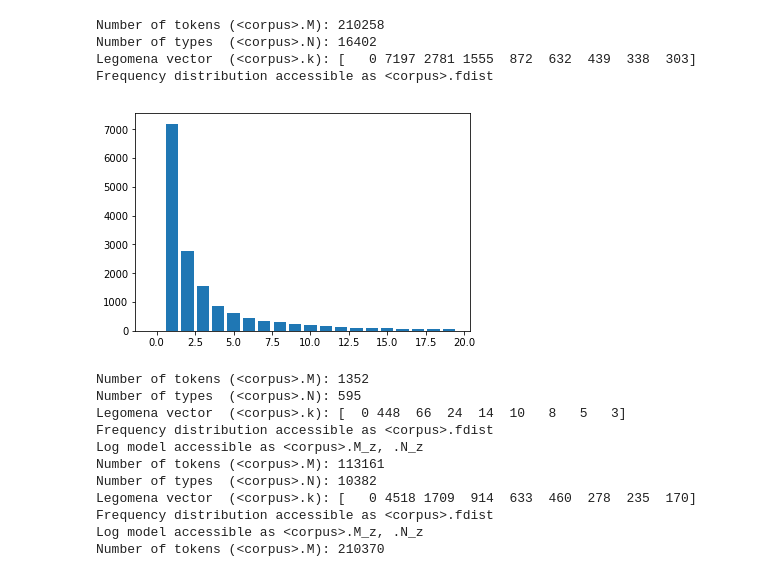
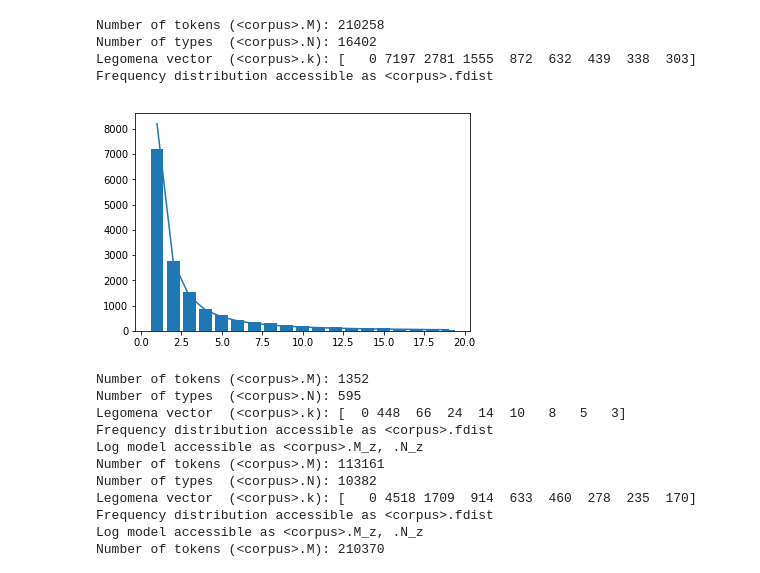
Before and after one commit to VictorDavis/legomena, a Jupyter notebook: notebooks/exploratory.ipynb, the cells around one changed output. Cells and saved outputs as stored; diff of their text form; code cells hidden in the pictures.

```diff
--- a/notebooks/exploratory.ipynb
+++ b/notebooks/exploratory.ipynb
@@ -69,10 +69,12 @@ Legomena vector  (<corpus>.k): [   0 7197 2781 1555  872  632  439  338  303]
 Frequency distribution accessible as <corpus>.fdist
 # %%
 # k-legomena distributions
-plt.bar(range(20), mobydick.k[:20])
+x = np.arange(1, 20)
+plt.bar(x, mobydick.k[x])
+plt.plot(x, mobydick.N/x/(x+1))
 plt.show()
 # %% [output]
-[figure, old version]
+[figure, new version]
 # %%
 # load all melville into memory
 corpi = {}
```
Also changed, not shown: parts of 8 cells of this notebook, 3 other files.
